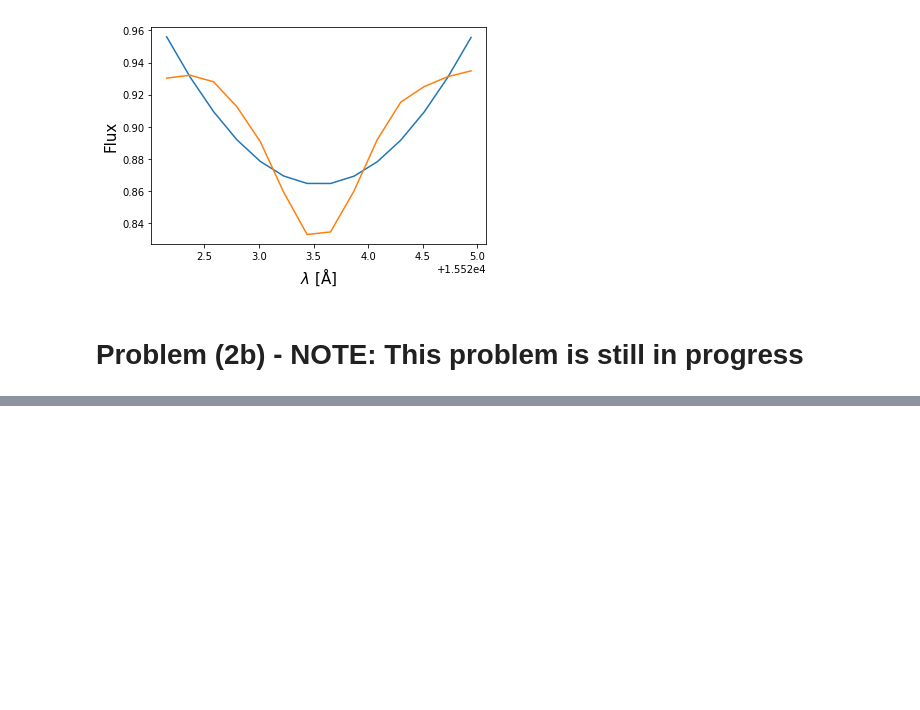
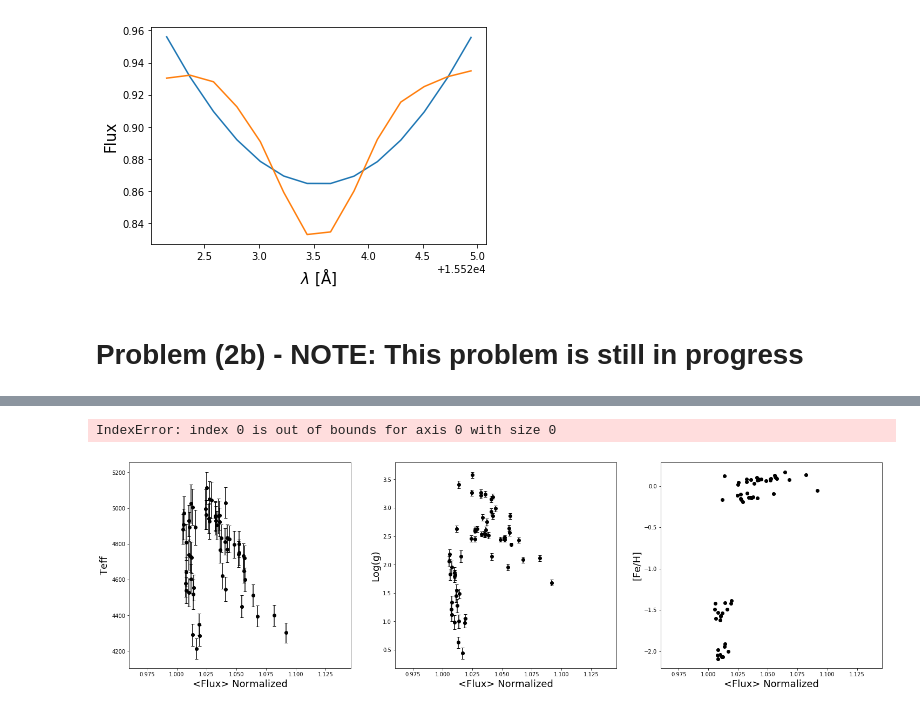
Before and after one commit to AndyTza/modern_astro, a Jupyter notebook: ModernStellarAstrophysicsHomework-3.ipynb, the cells around one changed output, grey strips where cells are left out. Cells and saved outputs as stored; diff of their text form; code cells hidden in the pictures; blank space fills up the shorter version.

```diff
--- a/ModernStellarAstrophysicsHomework-3.ipynb
+++ b/ModernStellarAstrophysicsHomework-3.ipynb
@@ -356,0 +515,71 @@ for i in fin:
+# %%
+# read spectra file
+spectra = np.loadtxt("output.txt", dtype='str')
+
+med_f3, temp3, temp_err3, feH3, lg3, lg_err3 = [], [], [], [], [], []
+
+for i in spectra:
+    ls_spectra = fits.open("APOGEE_spectra/%s"%i)
+    F =  (ls_spectra[1].data) # flux of pixel
+
+    # aborption feature
+    abs_line = 15492
+
+    # +/- 2 centered on absorption feature
+    f = np.where((lamda>abs_line-1) & (lamda<abs_line+1))
+    flux = F[f] # redefine variables
+    L = lamda[f] # redefine variables
+    med_flux = np.median(flux) # will give us roughly the valley of the absorption feature
+
+    # find id of fits file
+    fits_ra = ls_spectra[0].header['RA']
+
+    # cross-match with all_star ra
+    finder = np.where(ra==fits_ra)
+    inx_finder = (finder[0][0])
+
+
+    med_f3.append(med_flux)
+    temp3.append(teff[inx_finder])
+    temp_err3.append(teff_err[inx_finder])
+    feH3.append(feh[inx_finder])
+    lg3.append(logg[inx_finder])
+    lg_err3.append(logg_err[inx_finder])
+# %% [output]
+IndexError: index 0 is out of bounds for axis 0 with size 0
+# %%
+# Make lists into numpy arrays and clean data
+med_f3 = np.array(med_f3)
+temp3 = np.array(temp3)
+temp_err3 = np.array(temp_err3)
+feH3 = np.array(feH3)
+lg3 = np.array(lg3)
+lg_err3 = np.array(lg_err3)
+
+rmv3 = np.where((temp3!=-9999.) & (feH3!=-9999.) & (lg3!=-9999.))
+
+
+# Define final data
+final_data3 = Table([med_f3[rmv3], temp3[rmv3], temp_err3[rmv3], feH3[rmv3], lg3[rmv3], lg_err3[rmv3]],
+                  names=('flux', 'temp', 'temp_err', 'feH', 'logg', 'logg_err'))
+# %%
+_, ax = plt.subplots(nrows=1, ncols=3, figsize=(25,7))
+
+ax[0].errorbar(final_data3['flux'], final_data3['temp'], yerr=final_data3['temp_err'], fmt='o', capsize=3, color='k')
+ax[0].set_xlabel('<Flux> Normalized', size=18)
+ax[0].set_ylabel('Teff', size=18)
+ax[0].set_xlim(0.96)
+
+ax[1].errorbar(final_data3['flux'], final_data3['logg'], yerr=final_data3['logg_err'], fmt='o', capsize=3, color='k')
+ax[1].set_ylabel('Log(g)', size=18)
+ax[1].set_xlabel('<Flux> Normalized', size=18)
+ax[1].set_xlim(0.96)
+
+ax[2].errorbar(final_data3['flux'], final_data3['feH'], fmt='o', capsize=3, color='k')
+ax[2].set_xlabel('<Flux> Normalized', size=18)
+ax[2].set_ylabel('[Fe/H]', size=18)
+ax[2].set_xlim(0.96)
+
+plt.savefig('abs3.pdf', type='pdf')
+# %% [output]
+[figure, added]
```
Also changed, not shown: parts of 13 cells of this notebook.
